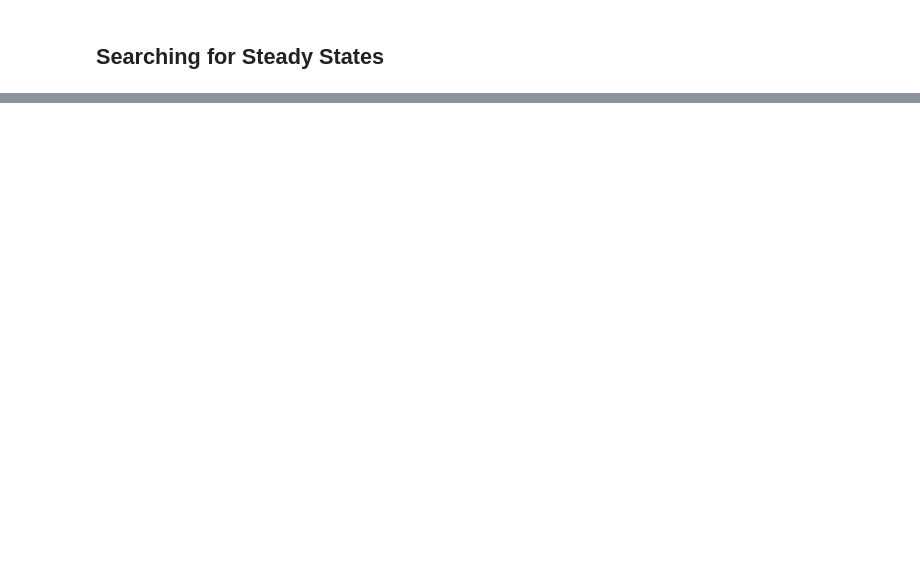
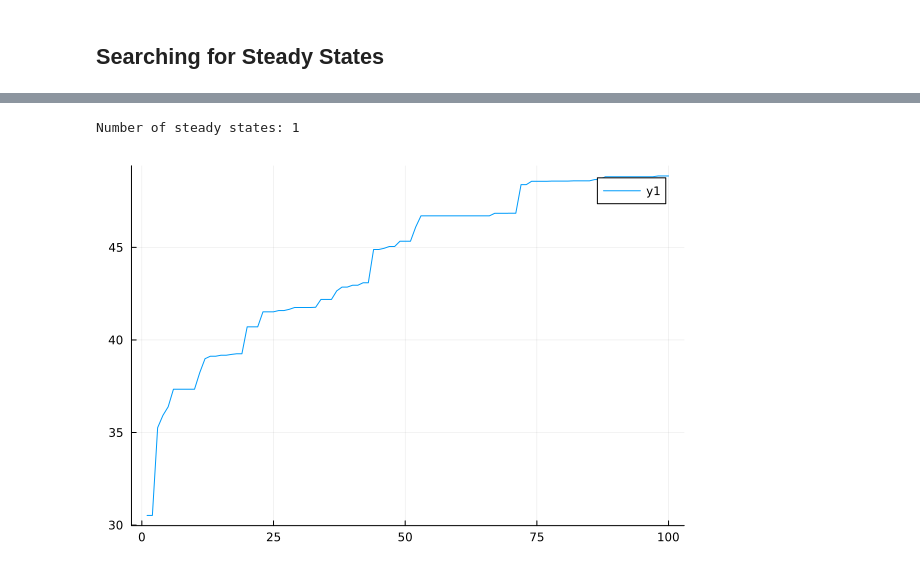
Before and after one commit to cjmerzbacher/sampling-networks, a Jupyter notebook: hiscock_model/hiscock_model.ipynb, the cells around one changed output, grey strips where cells are left out. Cells and saved outputs as stored; diff of their text form; code cells hidden in the pictures; blank space fills up the shorter version.

```diff
--- a/hiscock_model/hiscock_model.ipynb
+++ b/hiscock_model/hiscock_model.ipynb
@@ -72,9 +78,8 @@ plot(savetimes, plottimes)
 # %% [markdown]
 ## Hiscock Model
 # %%
-#Generic function to test Hiscock model
-# phi(x) = 1/(exp(x) - 1) #Helper function from Hiscock - has a typo?
-phi(x) = 1/(1+exp(-x))
+#DEFINE HISCOCK MODEL
+phi(x) = 1/(1+exp(-x)) #Nonlinearity
 #Given N, W, I create a ODE function and run it
 function hiscock_model(N, W, k, I, u0, endtime=100, resolution=200)
     function odes(du, u, p, t)
@@ -88,23 +93,23 @@ function hiscock_model(N, W, k, I, u0, endtime=100, resolution=200)
     savetimes = LinRange(0, endtime, resolution) #linear space of points until final time
     p = [k, W, I] #empty for now, can change to include parameters to be varied later
 
-    println(u0)
     prob = ODEProblem(odes, u0, tspan, p)
     sol = solve(prob, Tsit5(), reltol=1e-3, abstol=1e-6, saveat=savetimes)
     return sol
 end
 
-N = 3
-#I = [1, 0, 0]
-W = [[0, 0, 0], [-5.5, 12.9, 0], [0, -5.6, 0]]
-k = [1, 1, 1]
-u0 = fill(0.1, N) #cannot change, can be learned
+#Demonstrate function to match Hiscock results
+# N = 3
+# #I = [1, 0, 0]
+# W = [[0, 0, 0], [-5.5, 12.9, 0], [0, -5.6, 0]]
+# k = [1, 1, 1]
+# u0 = fill(0.1, N) #cannot change, can be learned
 
-sols = DataFrame()
-for x in LinRange(0, 2, 100)
-    I = [x, 0, 0]
-    sol = hiscock_model(N, W, k, I, u0, 10, 300)
-    sols = vcat(sols, DataFrame("u1" => [sol.u[end][1]], "u2" => [sol.u[end][2]], "u3" => [sol.u[end][3]]))
-end
-plot(LinRange(0, 2, 100), [sols.u1, sols.u2, sols.u3], xlabel="Input", ylabel="Output")
+# sols = DataFrame()
+# for x in LinRange(0, 2, 100)
+#     I = [x, 0, 0]
+#     sol = hiscock_model(N, W, k, I, u0, 10, 300)
+#     sols = vcat(sols, DataFrame("u1" => [sol.u[end][1]], "u2" => [sol.u[end][2]], "u3" => [sol.u[end][3]]))
+# end
+# plot(LinRange(0, 2, 100), [sols.u1, sols.u2, sols.u3], xlabel="Input", ylabel="Output")
 # %% [output]
@@ -145,0 +288,8 @@ end
+# %%
+W = [[0, 0, 0], [-5.5, 12.9, 0], [0, -5.6, 0]]
+sample_data =  scan_steady_states(W, 25, 100)
+println("Number of steady states: ", length(unique(sample_data.class)))
+plot(sample_data.conv)
+# %% [output]
+Number of steady states: 1
+[figure, added]
```
Also changed, not shown: parts of 6 cells of this notebook, 2 other files.
